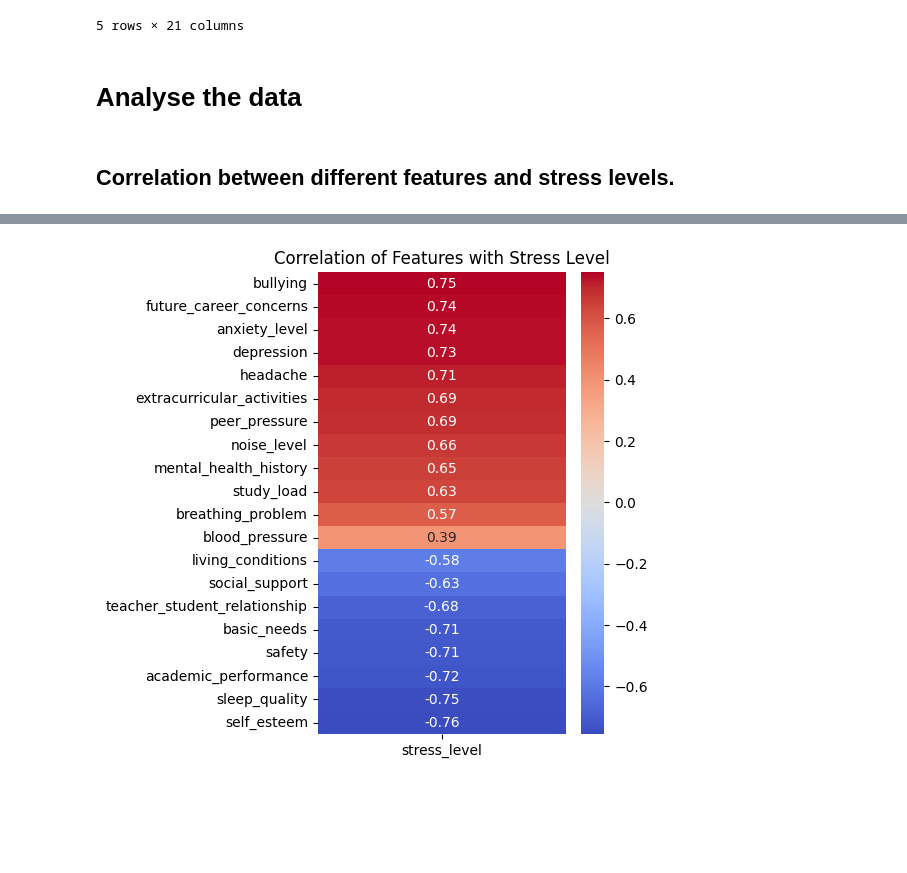
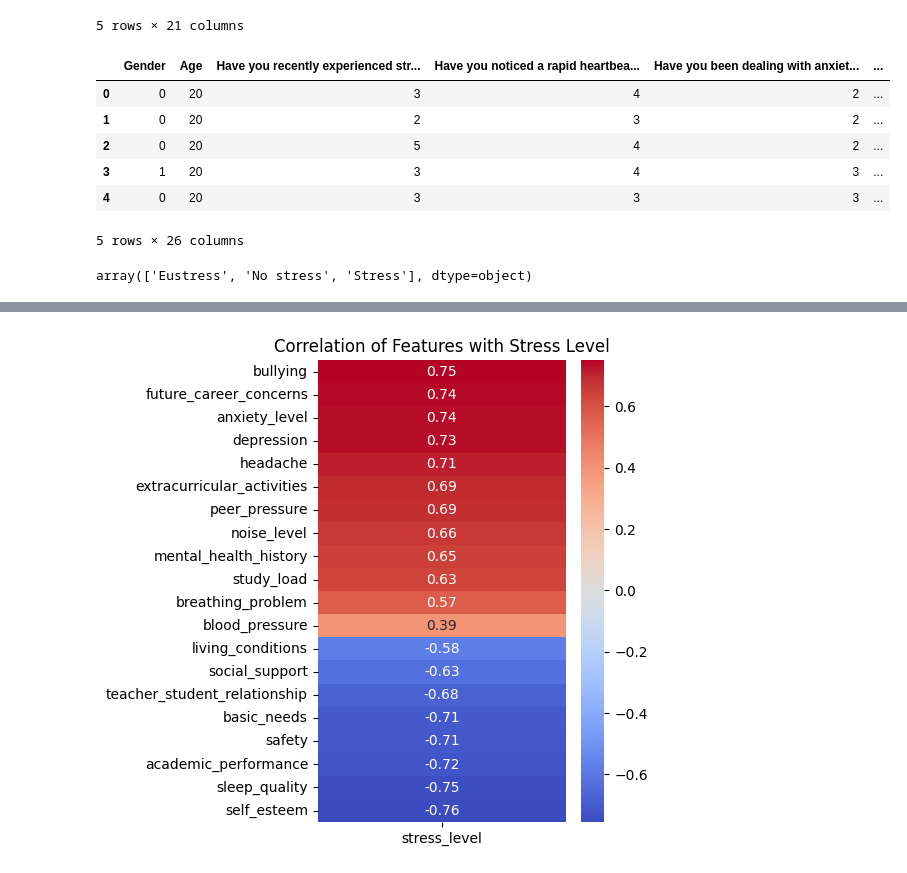
Before and after one commit to 0xRobinman/Kaggle-notebooks, a Jupyter notebook: Student_stress.ipynb, the cells around one changed output, grey strips where cells are left out. Saved outputs shown, nothing was run; the diff lists cells and outputs as text; code cells hidden in the pictures; blank space fills up the shorter version.

```diff
--- a/Student_stress.ipynb
+++ b/Student_stress.ipynb
@@ -44,7 +69,22 @@ stress_level_df.head()
 | 3 | 16 | 12 | 1 | 15 | 4 | 3 | 1 | ... |
 | 4 | 16 | 28 | 0 | 7 | 2 | 3 | 5 | ... |
 5 rows × 21 columns
-# %% [markdown]
-# Analyse the data
-# %% [markdown]
-## Correlation between different features and stress levels.
+# %%
+stress_df.head()
+# %% [output]
+|  | Gender | Age | Have you recently experienced str... | Have you noticed a rapid heartbea... | Have you been dealing with anxiet... | ... |
+| 0 | 0 | 20 | 3 | 4 | 2 | ... |
+| 1 | 0 | 20 | 2 | 3 | 2 | ... |
+| 2 | 0 | 20 | 5 | 4 | 2 | ... |
+| 3 | 1 | 20 | 3 | 4 | 3 | ... |
+| 4 | 0 | 20 | 3 | 3 | 3 | ... |
+5 rows × 26 columns
+# %%
+stress_df['Which type of stress do you primarily experience?'] = stress_df['Which type of stress do you primarily experience?'].replace({
+    'Eustress (Positive Stress) - Stress that motivates and enhances performance.': 'Eustress',
+    'No Stress - Currently experiencing minimal to no stress.': 'No stress',
+    'Distress (Negative Stress) - Stress that causes anxiety and impairs well-being.': 'Stress'
+})
+stress_df['Which type of stress do you primarily experience?'].unique()
+# %% [output]
+array(['Eustress', 'No stress', 'Stress'], dtype=object)
```
Also changed, not shown: parts of 13 cells of this notebook.
